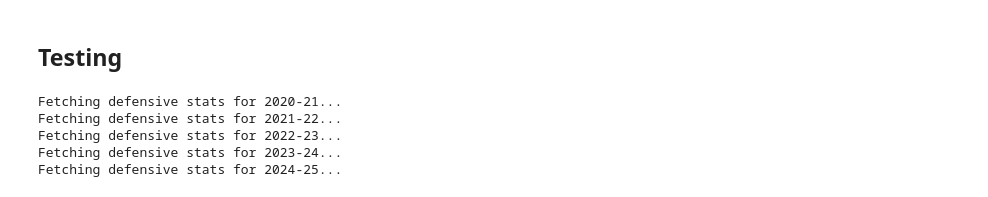
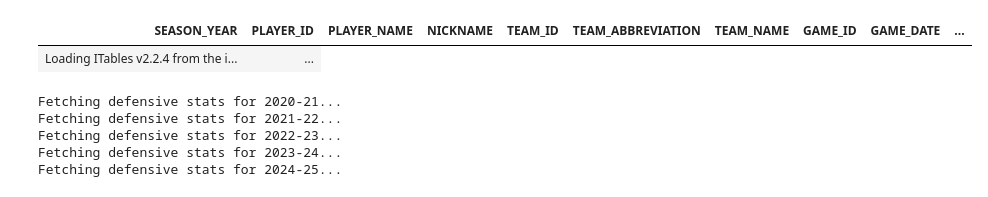
Before and after one commit to joshdscan/NBA-Player-Prop-Prediction, a Jupyter notebook: nba-app/scripts/Model_2_def_features.ipynb, the cells around one changed output. Saved outputs shown, nothing was run; the diff lists cells and outputs as text; code cells hidden in the pictures.

```diff
--- a/nba-app/scripts/Model_2_def_features.ipynb
+++ b/nba-app/scripts/Model_2_def_features.ipynb
@@ -274,3 +258,8 @@ player_stats
+# %%
+show(player_stats)
+# %% [output]
+| SEASON_YEAR | PLAYER_ID | PLAYER_NAME | NICKNAME | TEAM_ID | TEAM_ABBREVIATION | TEAM_NAME | GAME_ID | GAME_DATE | ... |
+| Loading ITables v2.2.4 from the i... | ... |
 # %%
 import pandas as pd
 
@@ -365,8 +354,6 @@ player_stats["true_shooting_percentage"] = (
 
 # Fill any NaNs that may arise after rolling calculations
 player_stats.fillna(0, inplace=True)
-# %% [markdown]
-## Testing
 # %%
 import pandas as pd
 import numpy as np
```
Also changed, not shown: parts of 27 cells of this notebook.
